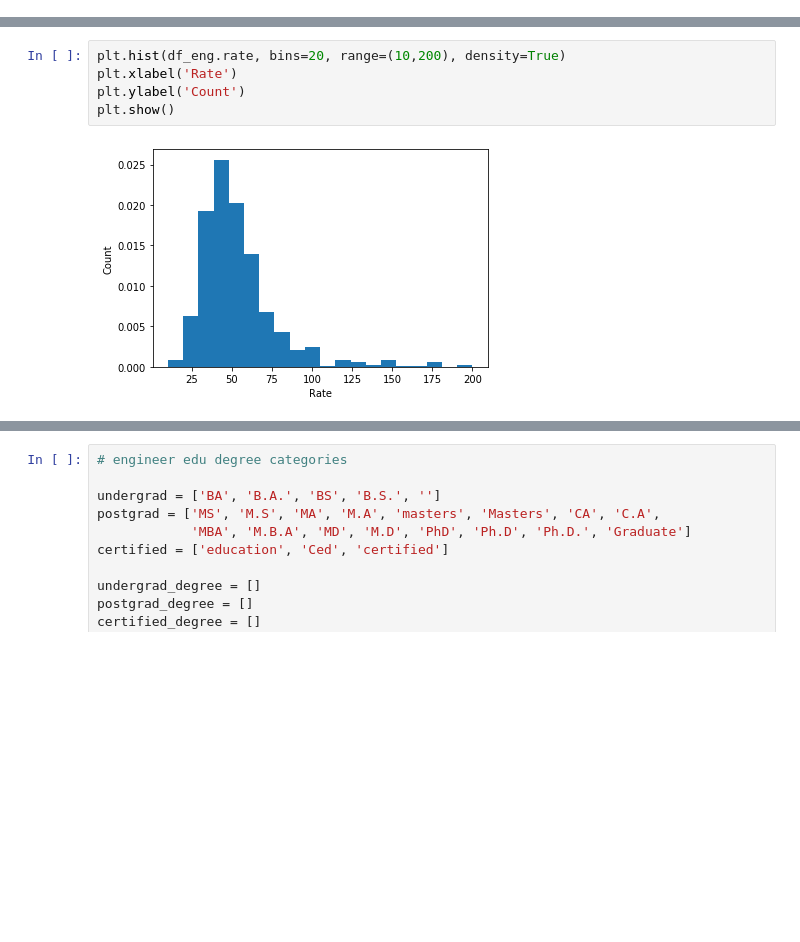
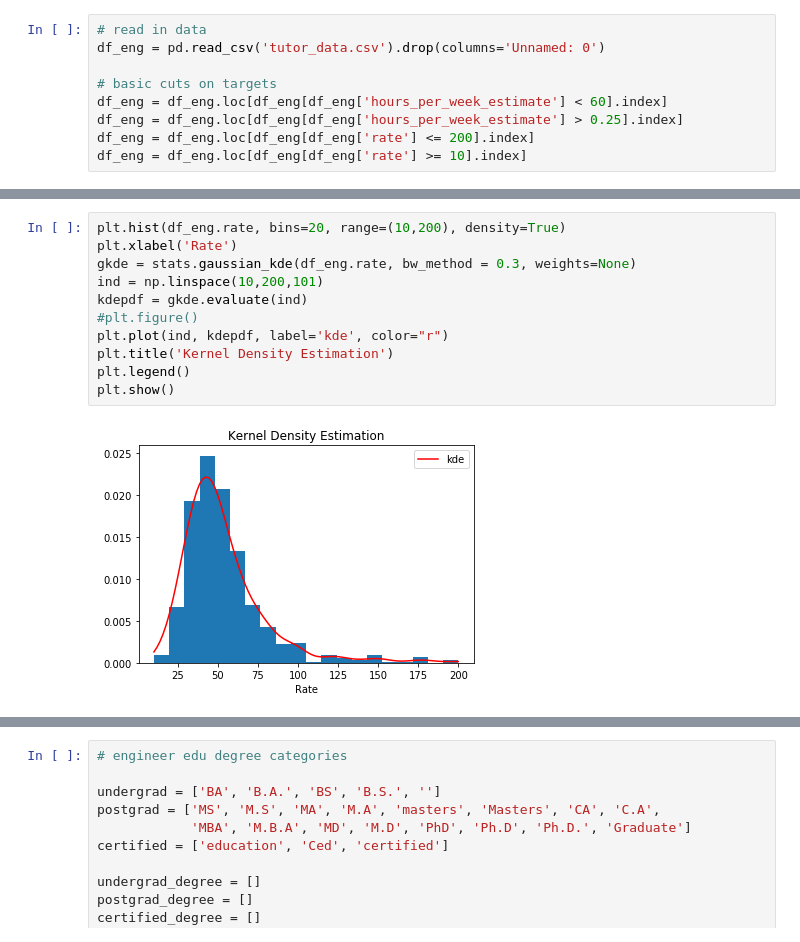
Before and after one commit to vijayoct27/tutor_prediction, a Jupyter notebook: tutor_eda.ipynb, the cells around one changed output, grey strips where cells are left out. Saved outputs shown, nothing was run; the diff lists cells and outputs as text; blank space fills up the shorter version.

```diff
--- a/tutor_eda.ipynb
+++ b/tutor_eda.ipynb
@@ -13,0 +16,9 @@ df_eng = pd.read_csv('tutor_data.csv').drop(columns='Unnamed: 0')
+# %%
+# read in data
+df_eng = pd.read_csv('tutor_data.csv').drop(columns='Unnamed: 0')
+
+# basic cuts on targets
+df_eng = df_eng.loc[df_eng[df_eng['hours_per_week_estimate'] < 60].index]
+df_eng = df_eng.loc[df_eng[df_eng['hours_per_week_estimate'] > 0.25].index]
+df_eng = df_eng.loc[df_eng[df_eng['rate'] <= 200].index]
+df_eng = df_eng.loc[df_eng[df_eng['rate'] >= 10].index]
@@ -14,8 +37,14 @@ df_eng = pd.read_csv('tutor_data.csv').drop(columns='Unnamed: 0')
 # %%
 plt.hist(df_eng.rate, bins=20, range=(10,200), density=True)
 plt.xlabel('Rate')
-plt.ylabel('Count')
+gkde = stats.gaussian_kde(df_eng.rate, bw_method = 0.3, weights=None)
+ind = np.linspace(10,200,101)
+kdepdf = gkde.evaluate(ind)
+#plt.figure()
+plt.plot(ind, kdepdf, label='kde', color="r")
+plt.title('Kernel Density Estimation')
+plt.legend()
 plt.show()
 # %% [output]
-[figure, old version]
+[figure, new version]
 # %%
```
Also changed, not shown: parts of 18 cells of this notebook.
